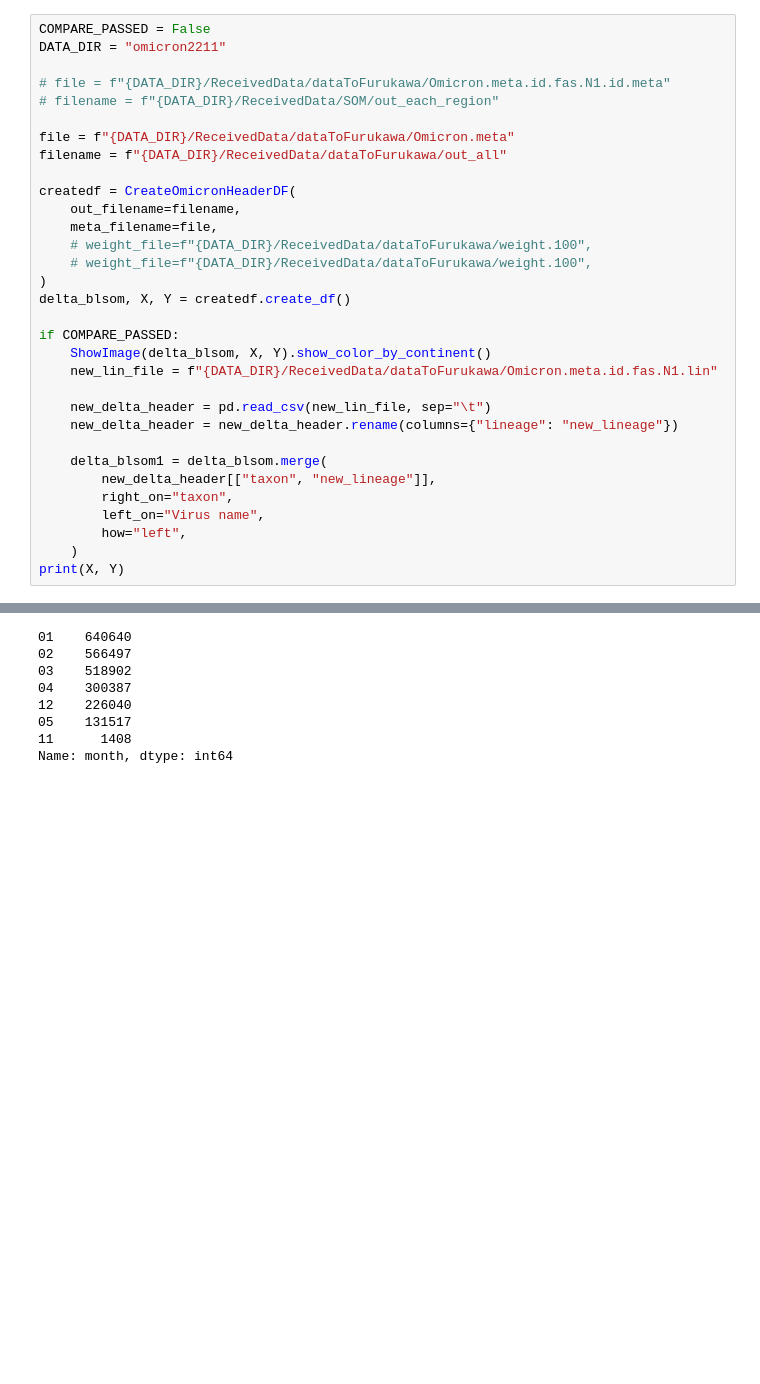
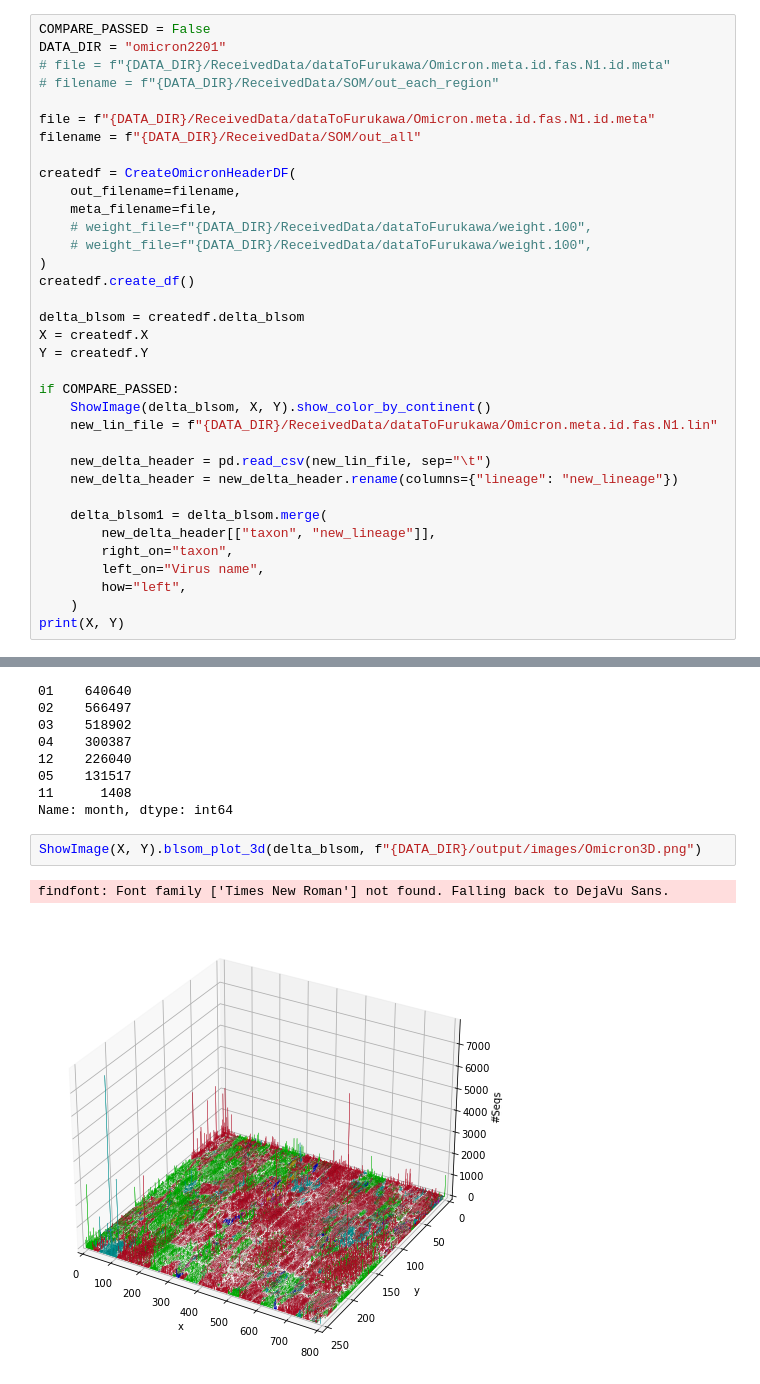
Before and after one commit to ryuki999/local_epidemic_strain_detected, a Jupyter notebook: 220216_cluster_defination.ipynb, the cells around one changed output, grey strips where cells are left out. Drawn from its saved outputs; the diff is of its cells as text; blank space fills up the shorter version.

```diff
--- a/220216_cluster_defination.ipynb
+++ b/220216_cluster_defination.ipynb
@@ -46,13 +52,12 @@ ALL_DATA_HEADER_COLUMNS = [
 # Delta型Header
 # %%
 COMPARE_PASSED = False
-DATA_DIR = "omicron2211"
-
+DATA_DIR = "omicron2201"
 # file = f"{DATA_DIR}/ReceivedData/dataToFurukawa/Omicron.meta.id.fas.N1.id.meta"
 # filename = f"{DATA_DIR}/ReceivedData/SOM/out_each_region"
 
-file = f"{DATA_DIR}/ReceivedData/dataToFurukawa/Omicron.meta"
-filename = f"{DATA_DIR}/ReceivedData/dataToFurukawa/out_all"
+file = f"{DATA_DIR}/ReceivedData/dataToFurukawa/Omicron.meta.id.fas.N1.id.meta"
+filename = f"{DATA_DIR}/ReceivedData/SOM/out_all"
 
 createdf = CreateOmicronHeaderDF(
     out_filename=filename,
@@ -60,7 +65,11 @@ createdf = CreateOmicronHeaderDF(
     # weight_file=f"{DATA_DIR}/ReceivedData/dataToFurukawa/weight.100",
     # weight_file=f"{DATA_DIR}/ReceivedData/dataToFurukawa/weight.100",
 )
-delta_blsom, X, Y = createdf.create_df()
+createdf.create_df()
+
+delta_blsom = createdf.delta_blsom
+X = createdf.X
+Y = createdf.Y
 
 if COMPARE_PASSED:
     ShowImage(delta_blsom, X, Y).show_color_by_continent()
@@ -227,6 +236,11 @@ delta_blsom["month"].value_counts()
 05    131517
 11      1408
 Name: month, dtype: int64
+# %%
+ShowImage(X, Y).blsom_plot_3d(delta_blsom, f"{DATA_DIR}/output/images/Omicron3D.png")
+# %% [output]
+findfont: Font family ['Times New Roman'] not found. Falling back to DejaVu Sans.
+[figure, added]
 # %%
 for i in delta_blsom["continent"].unique():
     by3d = delta_blsom[(delta_blsom["continent"] == i)]
```
Also changed, not shown: parts of 2 cells of this notebook, 13 other files.
